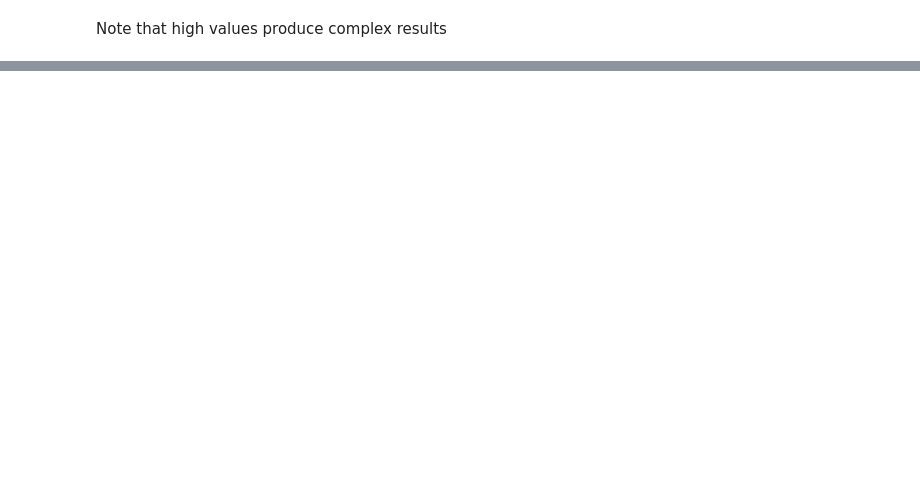
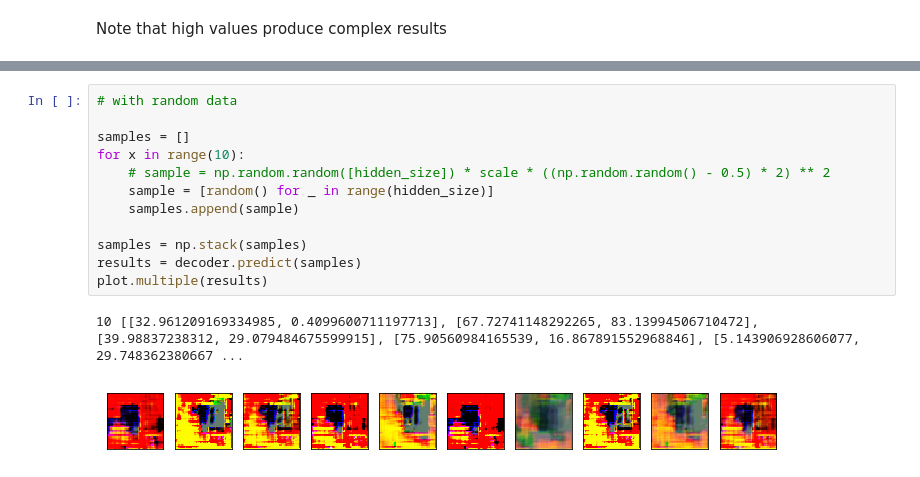
Before and after one commit to voschezang/trash-image-classification, a Jupyter notebook: src/nn-autoencoder-random.ipynb, the cells around one changed output, grey strips where cells are left out. Saved outputs shown, nothing was run; the diff lists cells and outputs as text; blank space fills up the shorter version.

```diff
--- a/src/nn-autoencoder-random.ipynb
+++ b/src/nn-autoencoder-random.ipynb
@@ -316,0 +393,15 @@ plt.scatter(latent[:,0],latent[:,1])
+# %%
+# with random data
+
+samples = []
+for x in range(10):
+    # sample = np.random.random([hidden_size]) * scale * ((np.random.random() - 0.5) * 2) ** 2
+    sample = [random() for _ in range(hidden_size)]
+    samples.append(sample)
+
+samples = np.stack(samples)
+results = decoder.predict(samples)
+plot.multiple(results)
+# %% [output]
+10 [[32.961209169334985, 0.4099600711197713], [67.72741148292265, 83.13994506710472], [39.98837238312, 29.079484675599915], [75.90560984165539, 16.867891552968846], [5.143906928606077, 29.748362380667 ...
+[figure, added]
```
Also changed, not shown: parts of 18 cells of this notebook.
